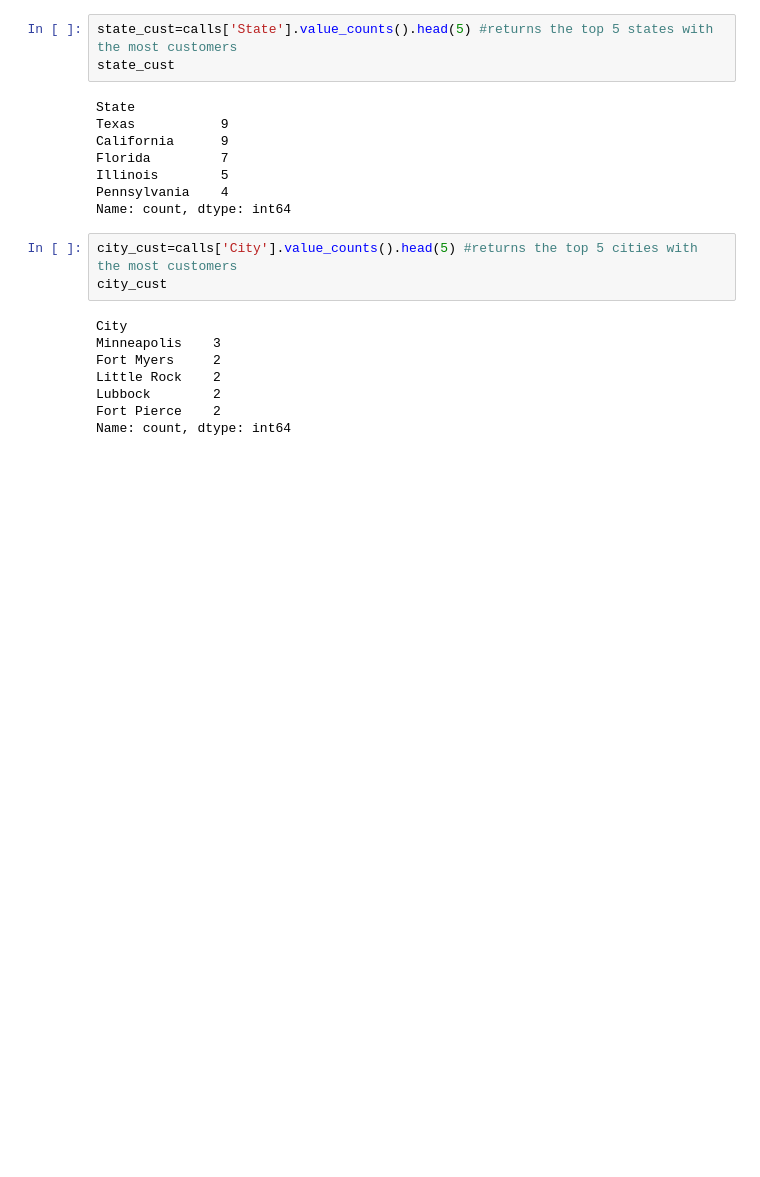
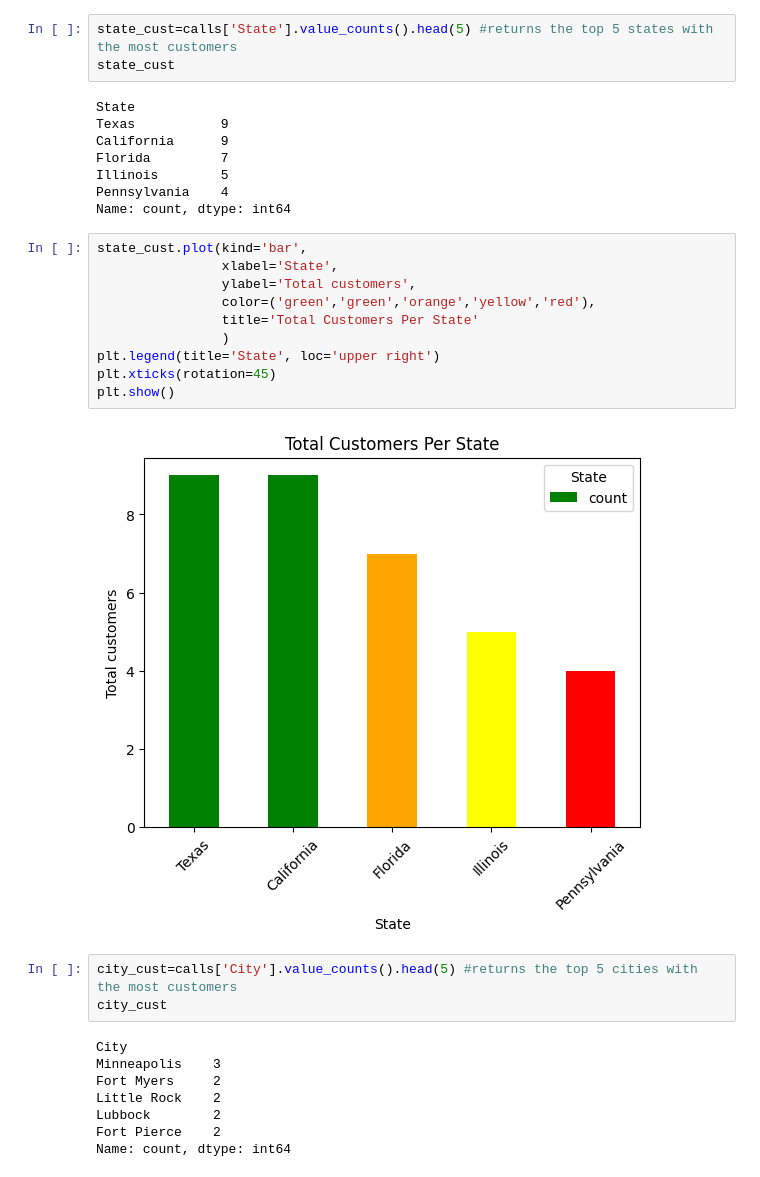
Before and after one commit to nduaNdegwa/Data-Analysis-with-Python, a Jupyter notebook: Call-Sentiment-Sample-Data.ipynb, the cells around one changed output. Cells and saved outputs as stored; diff of their text form; blank space fills up the shorter version.

```diff
--- a/Call-Sentiment-Sample-Data.ipynb
+++ b/Call-Sentiment-Sample-Data.ipynb
@@ -177,6 +190,18 @@ Florida         7
 Illinois        5
 Pennsylvania    4
 Name: count, dtype: int64
+# %%
+state_cust.plot(kind='bar',
+                xlabel='State',
+                ylabel='Total customers',
+                color=('green','green','orange','yellow','red'),
+                title='Total Customers Per State'
+                )
+plt.legend(title='State', loc='upper right')
+plt.xticks(rotation=45)
+plt.show()
+# %% [output]
+[figure, added]
 # %%
 city_cust=calls['City'].value_counts().head(5) #returns the top 5 cities with the most customers
 city_cust
```
Also changed, not shown: parts of 11 cells of this notebook.
